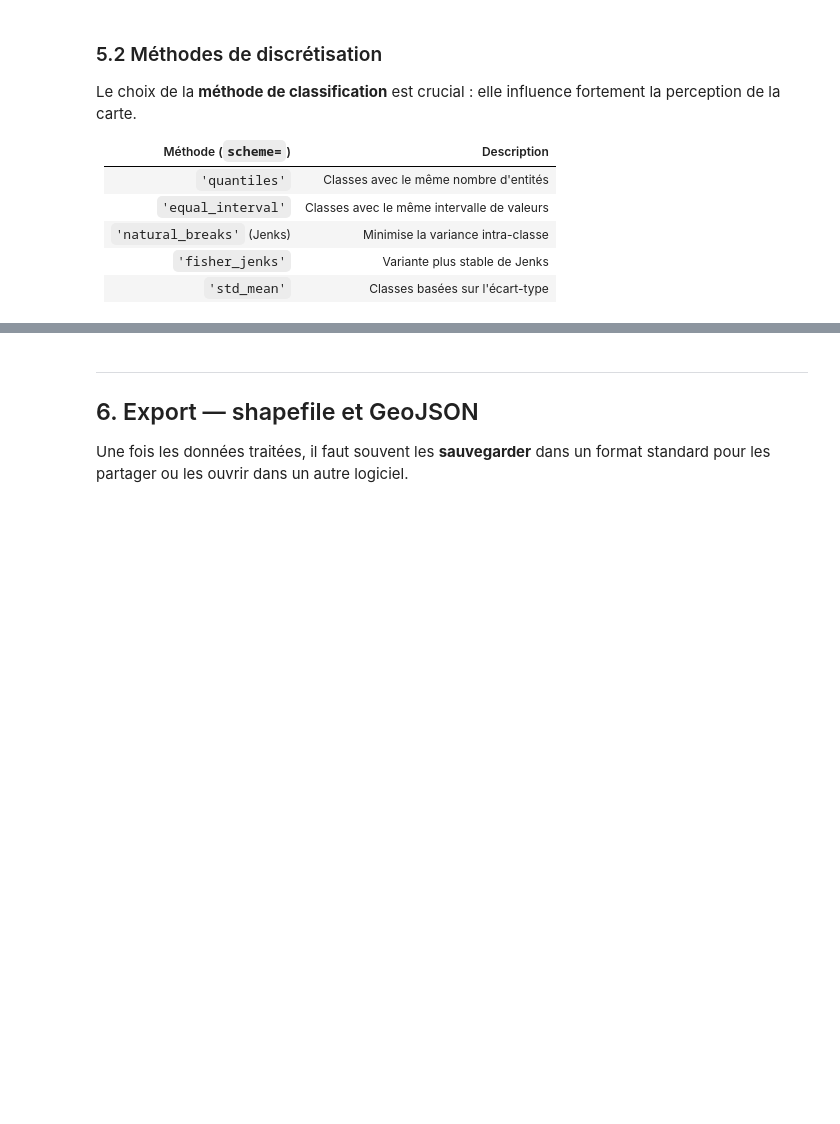
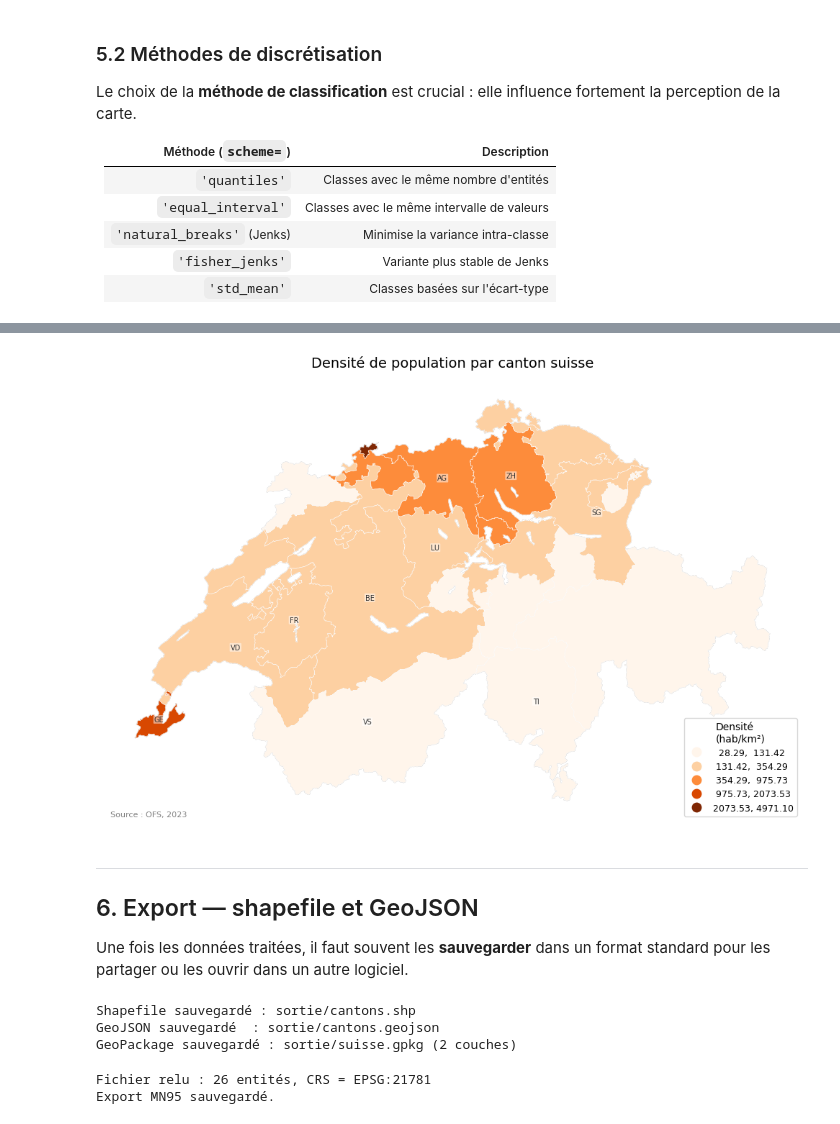
Before and after one commit to gse-unil/2026_Geoinformatique_II, a Jupyter notebook: tps/tp-py02.ipynb, the cells around one changed output, grey strips where cells are left out. Drawn from its saved outputs; the diff is of its cells as text; code cells hidden in the pictures; blank space fills up the shorter version.

```diff
--- a/tps/tp-py02.ipynb
+++ b/tps/tp-py02.ipynb
@@ -380,49 +539,49 @@ plt.show()
 # %%
 # --- Carte choroplèthe avec éléments cartographiques ---
-europe = monde[monde['continent'] == 'Europe'].to_crs(epsg=3035).copy()
-europe['densite'] = europe['pop_est'] / (europe.geometry.area / 1e6)
+# cantons déjà chargé avec population et densite dans les cellules précédentes
 
-fig, ax = plt.subplots(figsize=(10, 10))
+fig, ax = plt.subplots(figsize=(10, 9))
 
 # Fond de carte
-europe.plot(ax=ax, color='#f0f0f0', edgecolor='#aaa', linewidth=0.5)
+cantons.plot(ax=ax, color='#f0f0f0', edgecolor='#aaa', linewidth=0.5)
 
 # Choroplèthe
-europe.plot(
+cantons.plot(
     ax=ax,
     column='densite',
     cmap='Oranges',
     scheme='natural_breaks', k=5,
     legend=True,
     legend_kwds={
-        'title': 'Densité
-(hab/km²)',
+        'title': 'Densité\n(hab/km²)',
         'loc': 'lower right',
         'fontsize': 9,
         'title_fontsize': 10,
     },
     edgecolor='white', linewidth=0.4,
     missing_kwds={'color': '#cccccc', 'label': 'Données manquantes'}
 )
 
-# Étiquettes pour les grands pays
-for _, row in europe.iterrows():
-    if row['pop_est'] > 10_000_000:
-        ax.annotate(row['name'],
+# Étiquettes pour les cantons les plus peuplés
+for _, row in cantons.iterrows():
+    if row['population'] > 300_000:
+        ax.annotate(row['AK'],
                     xy=(row.geometry.centroid.x, row.geometry.centroid.y),
                     ha='center', fontsize=7, color='#333',
                     bbox=dict(boxstyle='round,pad=0.1', fc='white', alpha=0.5, lw=0))
 
-ax.set_title('Densité de population en Europe', fontsize=14, pad=12)
+ax.set_title('Densité de population par canton suisse', fontsize=14, pad=12)
 ax.set_axis_off()
 
 # Note de source
-ax.annotate('Source : Natural Earth, 2019',
+ax.annotate('Source : OFS, 2023',
             xy=(0.01, 0.01), xycoords='axes fraction',
             fontsize=8, color='grey')
 
 plt.tight_layout()
 plt.show()
+# %% [output]
+[figure, added]
 # %% [markdown]
 ---
 ## 6. Export — shapefile et GeoJSON
@@ -438,27 +597,33 @@ os.makedirs("sortie", exist_ok=True)
 # --- Export en Shapefile ---
 # Attention : les shapefiles tronquent les noms de colonnes à 10 caractères
 # et ne supportent pas les caractères spéciaux dans les attributs.
-europe = monde[monde['continent'] == 'Europe'].copy()
-europe.to_file("sortie/europe.shp")
-print("Shapefile sauvegardé : sortie/europe.shp")
+cantons.to_file("sortie/cantons.shp")
+print("Shapefile sauvegardé : sortie/cantons.shp")
 
 # --- Export en GeoJSON ---
 # GeoJSON est plus pratique : noms de colonnes sans limite, un seul fichier
-europe.to_file("sortie/europe.geojson", driver='GeoJSON')
-print("GeoJSON sauvegardé  : sortie/europe.geojson")
+cantons.to_file("sortie/cantons.geojson", driver='GeoJSON')
+print("GeoJSON sauvegardé  : sortie/cantons.geojson")
 
 # --- Export en GeoPackage (recommandé) ---
 # Format ouvert, un seul fichier, supporte plusieurs couches
-europe.to_file("sortie/europe.gpkg", layer='europe', driver='GPKG')
-villes.to_file("sortie/europe.gpkg", layer='villes_suisse', driver='GPKG')
-print("GeoPackage sauvegardé : sortie/europe.gpkg (2 couches)")
+cantons.to_file("sortie/suisse.gpkg", layer='cantons', driver='GPKG')
+villes.to_file("sortie/suisse.gpkg", layer='villes_suisse', driver='GPKG')
+print("GeoPackage sauvegardé : sortie/suisse.gpkg (2 couches)")
+# %% [output]
+Shapefile sauvegardé : sortie/cantons.shp
+GeoJSON sauvegardé  : sortie/cantons.geojson
+GeoPackage sauvegardé : sortie/suisse.gpkg (2 couches)
 # %%
 # --- Vérification : relire un fichier exporté ---
-europe_relu = gpd.read_file("sortie/europe.geojson")
-print(f"Fichier relu : {europe_relu.shape[0]} entités, CRS = {europe_relu.crs}")
+cantons_relu = gpd.read_file("sortie/cantons.geojson")
+print(f"Fichier relu : {cantons_relu.shape[0]} entités, CRS = {cantons_relu.crs}")
 
 # --- Export d'une sélection avec reprojection ---
-# Exemple : exporter les pays européens en MN95 (pour usage avec données suisses)
-europe_mn95 = europe.to_crs(epsg=2056)
-europe_mn95.to_file("sortie/europe_mn95.gpkg", driver='GPKG')
+# Exemple : exporter les cantons en MN95/LV95 (système officiel suisse)
+cantons_mn95 = cantons.to_crs(epsg=2056)
+cantons_mn95.to_file("sortie/cantons_mn95.gpkg", driver='GPKG')
 print("Export MN95 sauvegardé.")
+# %% [output]
+Fichier relu : 26 entités, CRS = EPSG:21781
+Export MN95 sauvegardé.
```
Also changed, not shown: parts of 20 cells of this notebook, 4 other files.
